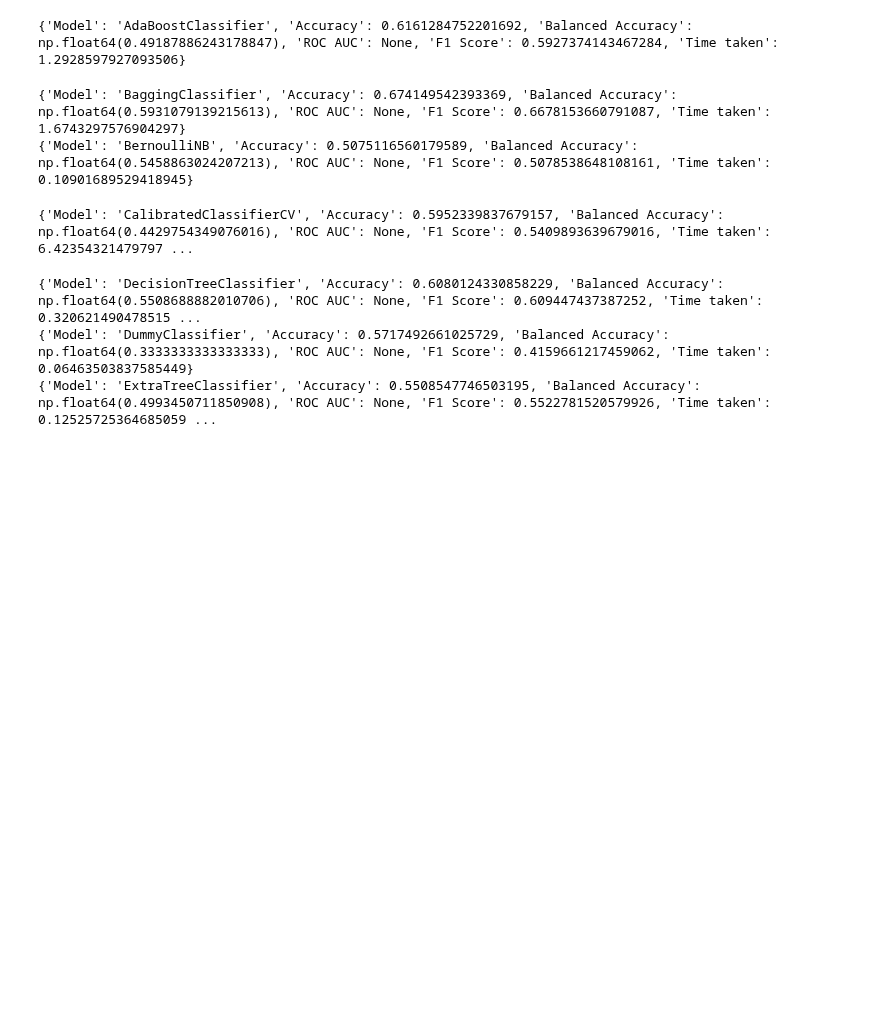
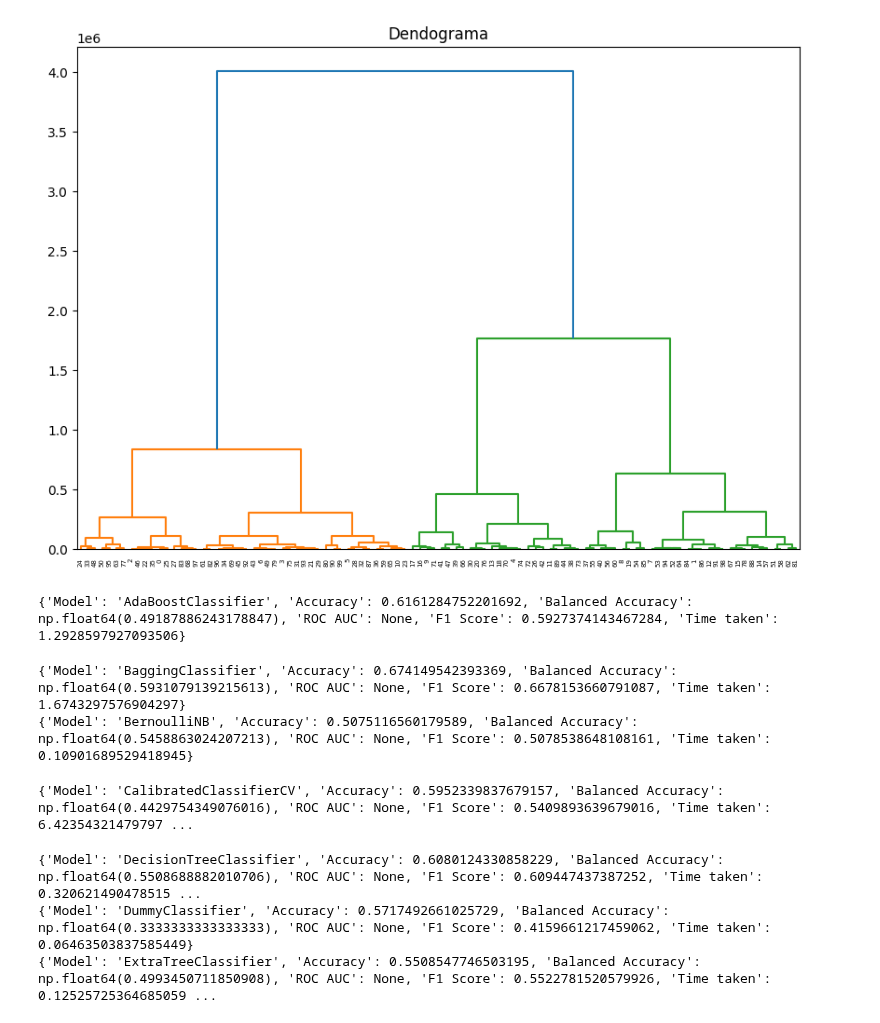
Before and after one commit to Javiert54/bigData, a Jupyter notebook: CEIABD_SNS/UT3 - Algoritmos y herramientas para el aprendizaje supervisado/Actividad 3.7 – Predicción de Riesgo de derrumbamiento - Terremotos/earthquakes.ipynb, the cells around one changed output. Saved outputs shown, nothing was run; the diff lists cells and outputs as text; code cells hidden in the pictures; blank space fills up the shorter version.

```diff
--- a/CEIABD_SNS/UT3 - Algoritmos y herramientas para el aprendizaje supervisado/Actividad 3.7 – Predicción de Riesgo de derrumbamiento - Terremotos/earthquakes.ipynb
+++ b/CEIABD_SNS/UT3 - Algoritmos y herramientas para el aprendizaje supervisado/Actividad 3.7 – Predicción de Riesgo de derrumbamiento - Terremotos/earthquakes.ipynb
@@ -11,6 +11,39 @@ X_train, X_test, y_train, y_test = train_test_split(X, Y, test_size=0.2, random_
 # Convert y_train and y_test to 1-dimensional arrays
 y_train = y_train.values[:, 1]  # Select the first column
 y_test = y_test.values[:, 1]    # Select the first column
+# %%
+import pandas as pd
+import numpy as np
+import matplotlib.pyplot as plt
+from scipy.cluster.hierarchy import dendrogram, linkage
+from sklearn.preprocessing import LabelEncoder
+
+# Cargar datos
+X = pd.read_csv('train_values.csv')
+Y = pd.read_csv('train_labels.csv')
+X_train, X_test, y_train, y_test = train_test_split(X, Y, test_size=0.2, random_state=42)
+
+# Convertir columnas categóricas a numéricas
+label_encoders = {}
+for column in X_train.select_dtypes(include=['object']).columns:
+    le = LabelEncoder()
+    X_train[column] = le.fit_transform(X_train[column])
+    X_test[column] = le.transform(X_test[column])
+    label_encoders[column] = le
+
+# Generar datos de ejemplo
+data = X_train[:100]  # Usa una muestra de tus datos si son muchos
+
+# Realizar el linkage
+Z = linkage(data, method='ward')
+
+# Crear el dendograma
+plt.figure(figsize=(10, 7))
+plt.title("Dendograma")
+dendrogram(Z)
+plt.show()
+# %% [output]
+[figure, added]
 # %%
 clf = LazyClassifier(verbose=1, ignore_warnings=True, custom_metric=None)
 models,predictions = clf.fit(X_train, X_test, y_train, y_test)
```
